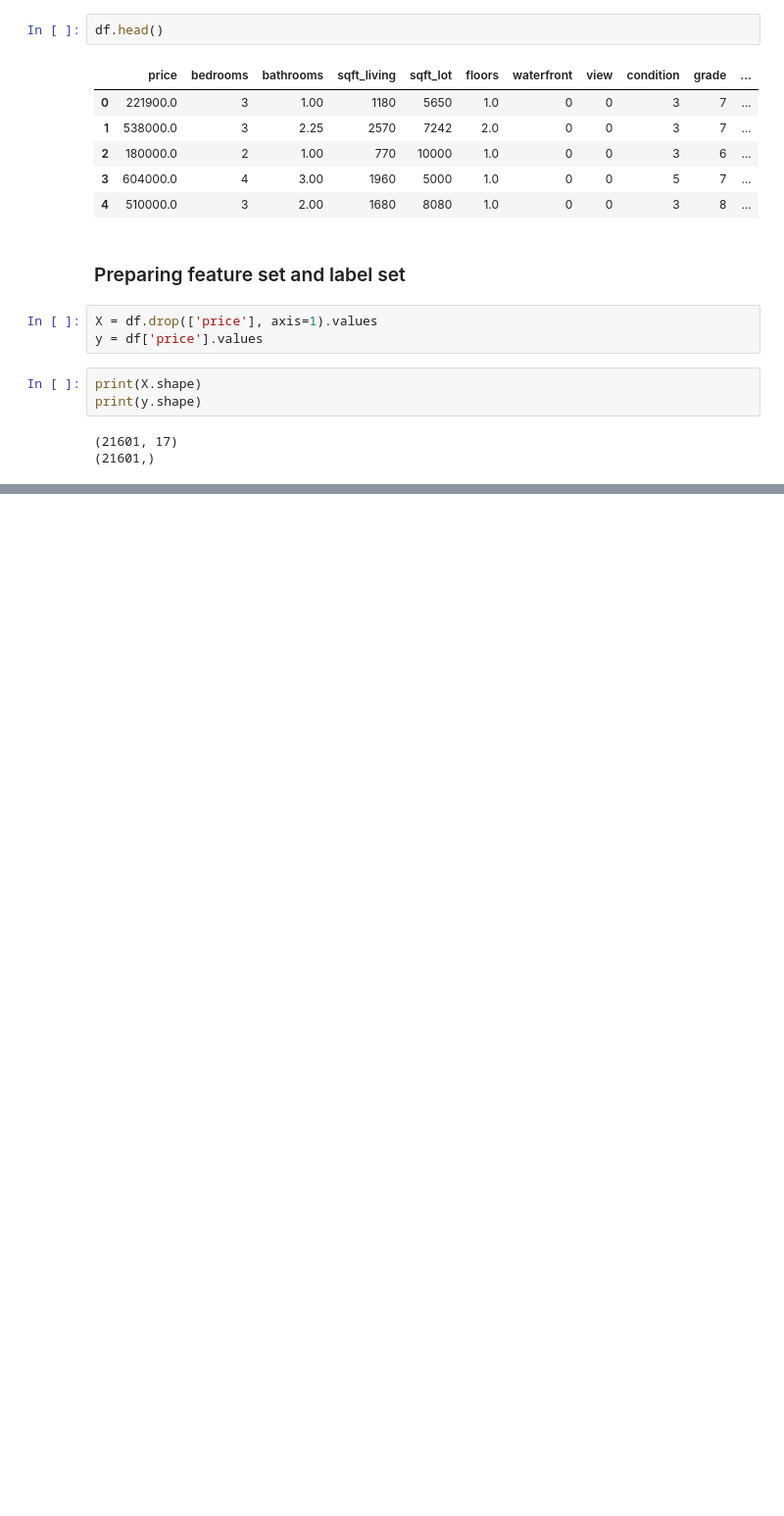
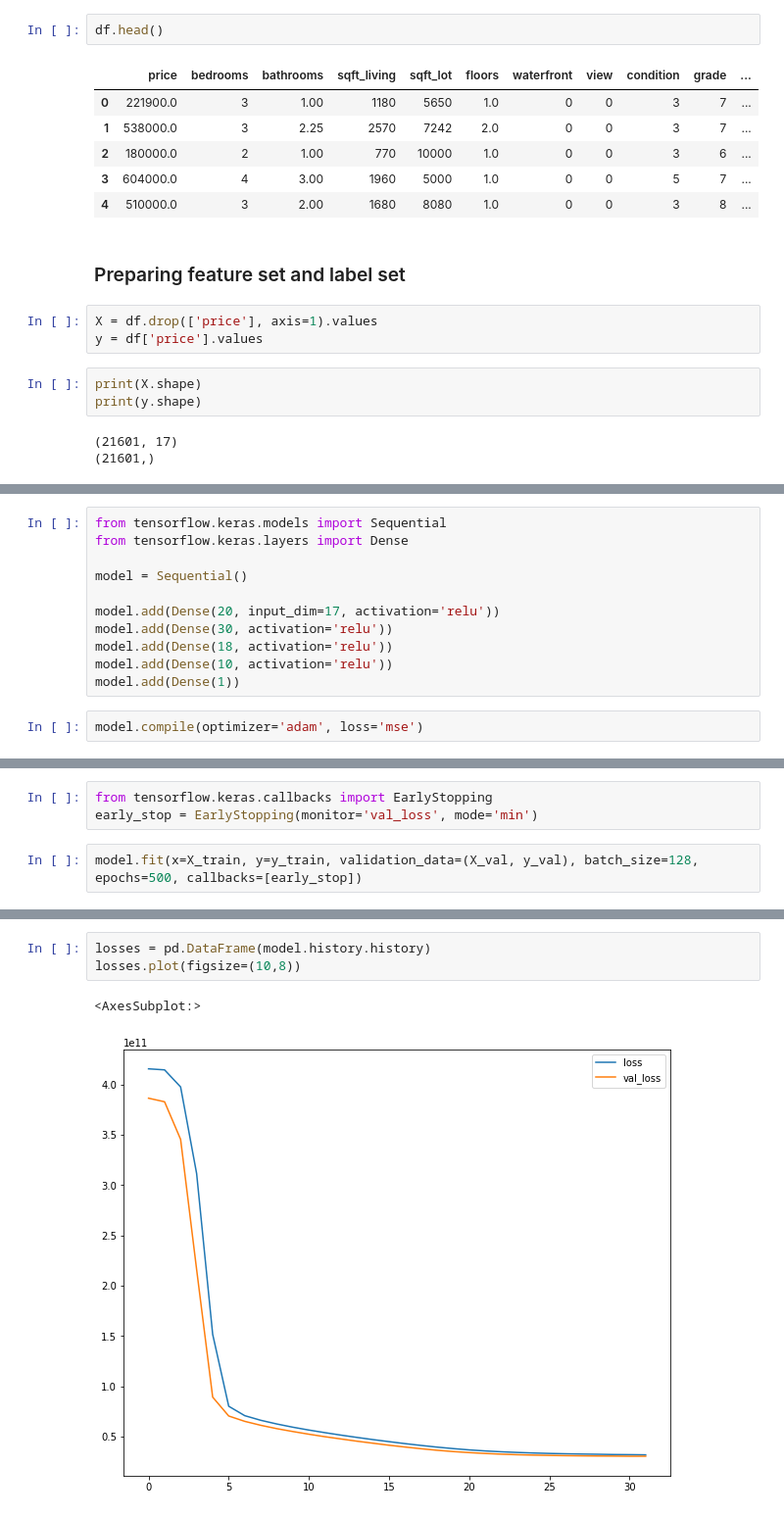
Before and after one commit to Maximus125/HousingPrice_Prediction, a Jupyter notebook: King County Housing Price Notebook.ipynb, the cells around one changed output, grey strips where cells are left out. Shown at 98% size. Cells and saved outputs as stored; diff of their text form; blank space fills up the shorter version.

```diff
--- a/King County Housing Price Notebook.ipynb
+++ b/King County Housing Price Notebook.ipynb
@@ -243,0 +343,13 @@ print(y.shape)
+# %%
+from tensorflow.keras.models import Sequential
+from tensorflow.keras.layers import Dense
+
+model = Sequential()
+
+model.add(Dense(20, input_dim=17, activation='relu'))
+model.add(Dense(30, activation='relu'))
+model.add(Dense(18, activation='relu'))
+model.add(Dense(10, activation='relu'))
+model.add(Dense(1))
+# %%
+model.compile(optimizer='adam', loss='mse')
@@ -243,0 +358,5 @@ print(y.shape)
+# %%
+from tensorflow.keras.callbacks import EarlyStopping
+early_stop = EarlyStopping(monitor='val_loss', mode='min')
+# %%
+model.fit(x=X_train, y=y_train, validation_data=(X_val, y_val), batch_size=128, epochs=500, callbacks=[early_stop])
@@ -243,0 +382,6 @@ print(y.shape)
+# %%
+losses = pd.DataFrame(model.history.history)
+losses.plot(figsize=(10,8))
+# %% [output]
+<AxesSubplot:>
+[figure, added]
```
Also changed, not shown: parts of 28 cells of this notebook.
